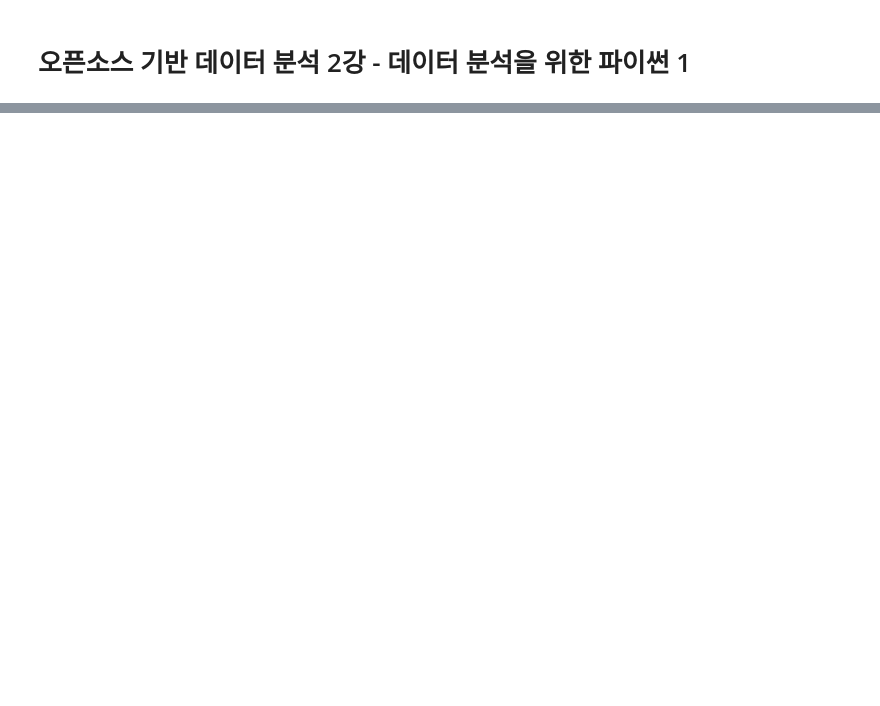
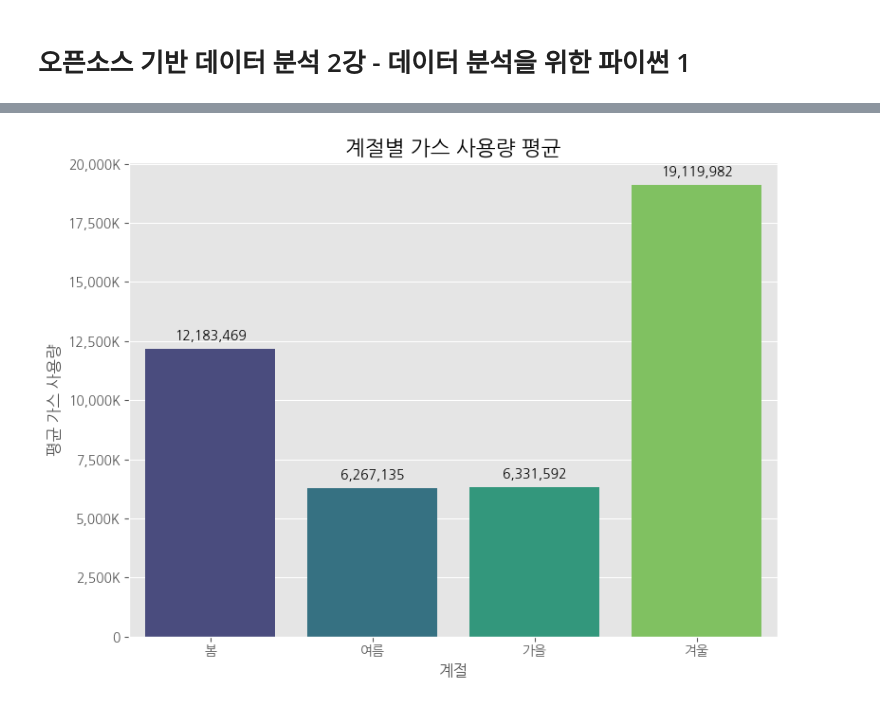
Before and after one commit to ssnkim1/Data-Analysis-with-Open-Source, a Jupyter notebook: 오픈소스_데이터_분석_2강.ipynb, the cells around one changed output, grey strips where cells are left out. Drawn from its saved outputs; the diff is of its cells as text; code cells hidden in the pictures; blank space fills up the shorter version.

```diff
--- a/오픈소스_데이터_분석_2강.ipynb
+++ b/오픈소스_데이터_분석_2강.ipynb
@@ -209,0 +289,81 @@ print(data)
+# %%
+import matplotlib.pyplot as plt
+import seaborn as sns
+import pandas as pd
+from matplotlib.ticker import FuncFormatter
+
+# --- 1. 폰트 및 스타일 설정 ---
+# 폰트 설정 (NanumGothic 설치 및 런타임 재시작이 완료되었다고 가정)
+plt.rc('font', family='NanumGothic')
+plt.rcParams['axes.unicode_minus'] = False
+plt.style.use('ggplot')
+
+# 문제 1과 문제 2의 성공적인 실행으로 'df' DataFrame이 준비되었음을 가정합니다.
+
+if 'df' in locals() or 'df' in globals():
+
+    # ----------------------------------------------------------------------
+    # 1. 가스 사용량 데이터 준비
+    #    '가스_사용량' 컬럼을 직접 사용하여 분석 DataFrame을 준비합니다.
+    # ----------------------------------------------------------------------
+
+    # 필수 컬럼 존재 여부 확인
+    if '가스_사용량' not in df.columns or 'season' not in df.columns:
+        print("\n오류: '가스_사용량' 또는 'season' 컬럼이 DataFrame에 없습니다. 문제 2-1, 2-2를 다시 확인해 주세요.")
+    else:
+        # 분석에 필요한 컬럼만 선택하고, 결측치(NaN) 제거
+        df_gas_analysis = df[['season', '가스_사용량']].dropna(subset=['가스_사용량'])
+
+        # 2. 계절별 가스 사용량 평균 집계
+        # 계절 순서를 명확히 지정하여 X축 순서 보장
+        season_order = ['봄', '여름', '가을', '겨울']
+        df_gas_seasonal = df_gas_analysis.groupby('season')['가스_사용량'].mean().reindex(season_order).reset_index()
+
+        # 3. 막대 그래프 시각화 (FutureWarning 및 스타일 최적화)
+        plt.figure(figsize=(8, 6))
+        bars = sns.barplot(
+            data=df_gas_seasonal,
+            x='season',
+            y='가스_사용량', # 새로운 컬럼 이름 사용
+            hue='season',
+            legend=False,
+            palette='viridis' # 색상 팔레트 변경 (선택사항)
+        )
+
+        # 4. 그래프 제목 및 레이블 설정
+        plt.title("계절별 가스 사용량 평균", fontsize=16)
+        plt.xlabel("계절", fontsize=12)
+        plt.ylabel("평균 가스 사용량", fontsize=12)
+
+        # 5. Y축 포맷 개선: FuncFormatter를 사용하여 'K' (천) 단위로 포맷
+        def k_formatter(x, pos):
+            """Y축 값을 1,000 단위로 나누고 'K'를 붙여 포맷합니다."""
+            if x >= 1000:
+                return f'{int(x / 1000):,}K'
+            return f'{int(x)}'
+
+        formatter = FuncFormatter(k_formatter)
+        plt.gca().yaxis.set_major_formatter(formatter)
+
+        # 6. 각 막대에 구체적인 수치 표시
+        for bar in bars.patches:
+            height = bar.get_height()
+            # 막대 위에 텍스트 추가: 정수 형태로 쉼표 포맷 적용
+            plt.annotate(
+                format(height, ',.0f'),
+                (bar.get_x() + bar.get_width() / 2, height),
+                ha='center',
+                va='bottom',
+                xytext=(0, 5),
+                textcoords='offset points',
+                fontsize=10
+            )
+
+        plt.tight_layout()
+        plt.savefig('계절별_가스_사용량_평균.png')
+        plt.show()
+
+else:
+    print("오류: 'df' DataFrame이 정의되지 않았습니다. 문제 1, 2의 코드를 먼저 실행해 주세요.")
+# %% [output]
+[figure, added]
```
Also changed, not shown: parts of 28 cells of this notebook.
